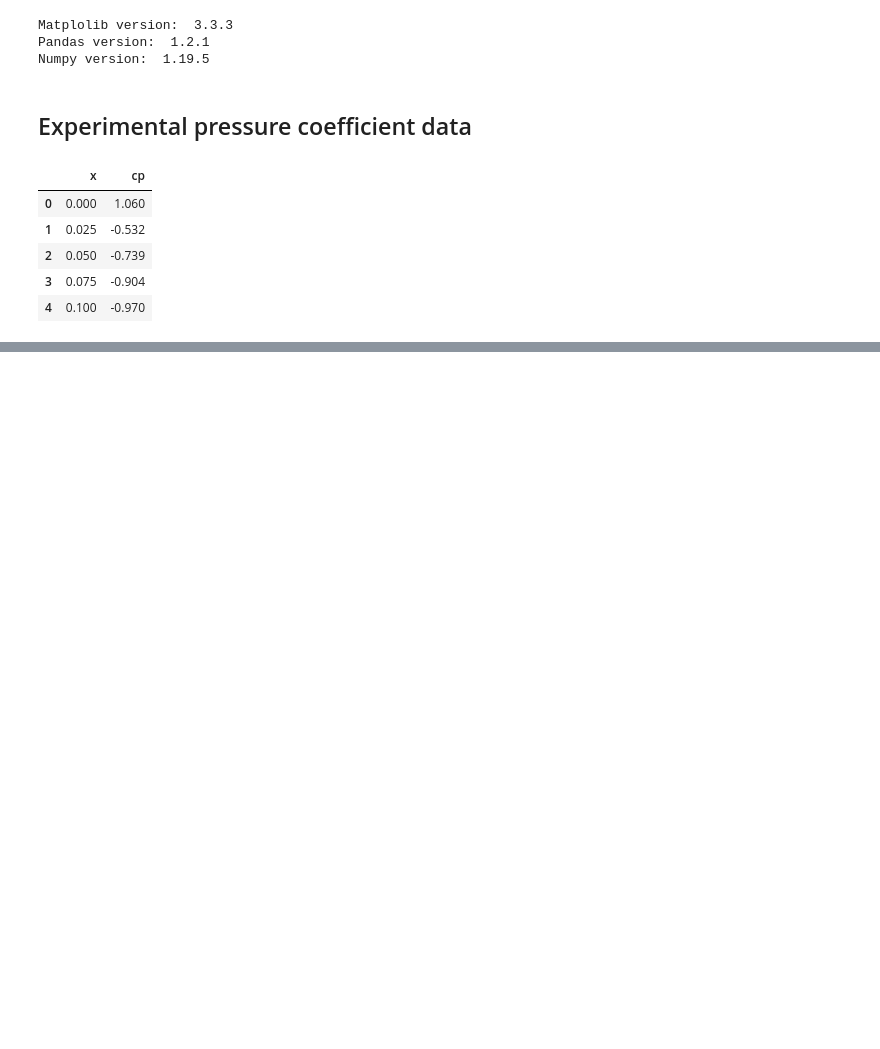
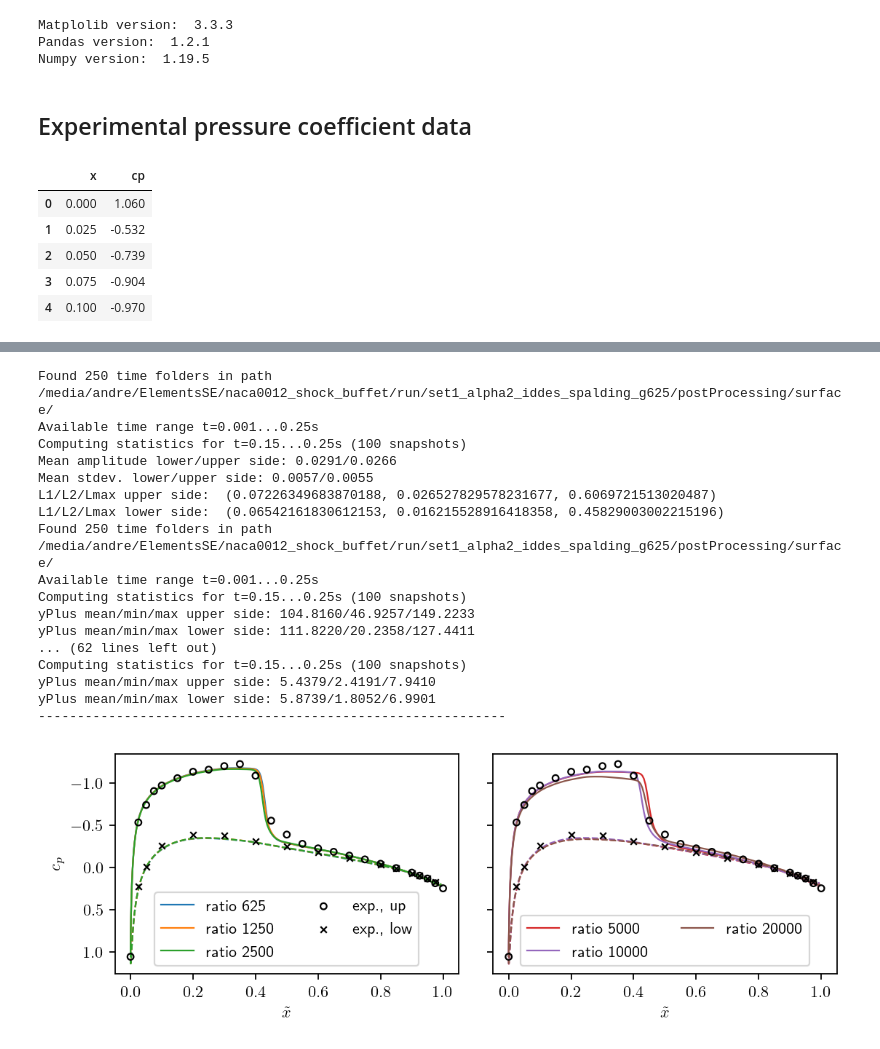
Before and after one commit to FlowModelingControl/naca0012_shock_buffet, a Jupyter notebook: notebooks/pressure_coefficients.ipynb, the cells around one changed output, grey strips where cells are left out. Drawn from its saved outputs; the diff is of its cells as text; code cells hidden in the pictures; blank space fills up the shorter version.

```diff
--- a/notebooks/pressure_coefficients.ipynb
+++ b/notebooks/pressure_coefficients.ipynb
@@ -5,13 +5,13 @@ import matplotlib as mpl
 import matplotlib.pyplot as plt
 import pandas as pd
 import numpy as np
-from utils import fetch_surface_data
+from utils import error_norms, average_surface_data, sample_surface_field
 
 mpl.rcParams['figure.dpi'] = 160
 mpl.rc('text', usetex=True)
 
 exp_data = "../exp_data/"
-run = "../run/"
+run = "/media/andre/ElementsSE/naca0012_shock_buffet/run/"
 output = "./output/"
 !mkdir -p output
 
@@ -142,0 +47,63 @@ yPlus mean/min/max lower side: 5.8314/1.7999/6.8949
+# %%
+fig, axarr = plt.subplots(1, 2, figsize=(8, 2.5), sharey=True)
+
+data_up, data_low = cp_exp["set1"]
+cases = ["set1_alpha2_iddes_spalding_g{:d}".format(i) for i in [625, 1250, 2500, 5000, 10000, 20000]]
+lw = 1.0
+ms = 15
+
+for i, case in enumerate(cases):
+    path = run + case + "/postProcessing/surface/"
+    data = average_surface_data(path, "total(p)_coeff_airfoil.raw", 0.15)
+    max_diff_up = np.mean(np.absolute(data[8] - data[6]))
+    max_diff_low = np.mean(np.absolute(data[9] - data[7]))
+    print("Mean amplitude lower/upper side: {:2.4f}/{:2.4f}".format(max_diff_low, max_diff_up))
+    print("Mean stdev. lower/upper side: {:2.4f}/{:2.4f}".format(np.mean(data[5]), np.mean(data[4])))
+    print("L1/L2/Lmax upper side: ", error_norms(data[0], data[2], data_up.x.values, data_up.cp.values))
+    print("L1/L2/Lmax lower side: ", error_norms(data[1], data[3], data_low.x.values, data_low.cp.values))
+    data_yp = average_surface_data(path, "yPlus_airfoil.raw", 0.15)
+    print("yPlus mean/min/max upper side: {:1.4f}/{:1.4f}/{:1.4f}".format(np.mean(data_yp[2]), np.min(data_yp[2]), np.max(data_yp[2])))
+    print("yPlus mean/min/max lower side: {:1.4f}/{:1.4f}/{:1.4f}".format(np.mean(data_yp[3]), np.min(data_yp[3]), np.max(data_yp[3])))
+    print("-"*60)
+    if i < 3:
+        ax = axarr[0]
+    else:
+        ax = axarr[1]
+    #ax.fill_between(data[0], data[6], data[8], color="C{:d}".format(i), alpha=0.3)
+    ax.plot(data[0], data[2], c="C{:d}".format(i), ls="-", lw=lw, label=r"ratio {:s}".format(case.split("_")[-1][1:]))
+    ax.plot(data[1], data[3], c="C{:d}".format(i), ls="--", lw=lw)
+
+for i, ax in enumerate(axarr):
+    if i == 0:
+        ax.scatter(data_up.x, data_up.cp, marker="o", s=ms, color="k", lw=lw, facecolor="none", zorder=10, label="exp., up")
+        ax.scatter(data_low.x, data_low.cp, marker="x", s=ms, color="k", lw=lw, zorder=10, label="exp., low")
+    else:
+        ax.scatter(data_up.x, data_up.cp, marker="o", s=ms, color="k", lw=lw, facecolor="none", zorder=10)
+        ax.scatter(data_low.x, data_low.cp, marker="x", s=ms, color="k", lw=lw, zorder=10)
+    ax.set_xlabel(r"$\tilde{x}$")
+    ax.legend(loc=8, ncol=2)
+
+axarr[0].set_ylabel(r"$c_p$")
+plt.gca().invert_yaxis()
+plt.subplots_adjust(wspace=0.1)
+plt.savefig(output + "set1_cp_grading_wall_function.pdf", bbox_inches="tight")
+plt.show()
+# %% [output]
+Found 250 time folders in path /media/andre/ElementsSE/naca0012_shock_buffet/run/set1_alpha2_iddes_spalding_g625/postProcessing/surface/
+Available time range t=0.001...0.25s
+Computing statistics for t=0.15...0.25s (100 snapshots)
+Mean amplitude lower/upper side: 0.0291/0.0266
+Mean stdev. lower/upper side: 0.0057/0.0055
+L1/L2/Lmax upper side:  (0.07226349683870188, 0.026527829578231677, 0.6069721513020487)
+L1/L2/Lmax lower side:  (0.06542161830612153, 0.016215528916418358, 0.45829003002215196)
+Found 250 time folders in path /media/andre/ElementsSE/naca0012_shock_buffet/run/set1_alpha2_iddes_spalding_g625/postProcessing/surface/
+Available time range t=0.001...0.25s
+Computing statistics for t=0.15...0.25s (100 snapshots)
+yPlus mean/min/max upper side: 104.8160/46.9257/149.2233
+yPlus mean/min/max lower side: 111.8220/20.2358/127.4411
+... (62 lines left out)
+Computing statistics for t=0.15...0.25s (100 snapshots)
+yPlus mean/min/max upper side: 5.4379/2.4191/7.9410
+yPlus mean/min/max lower side: 5.8739/1.8052/6.9901
+------------------------------------------------------------
+[figure, added]
```
Also changed, not shown: parts of 29 cells of this notebook, 3 other files.
